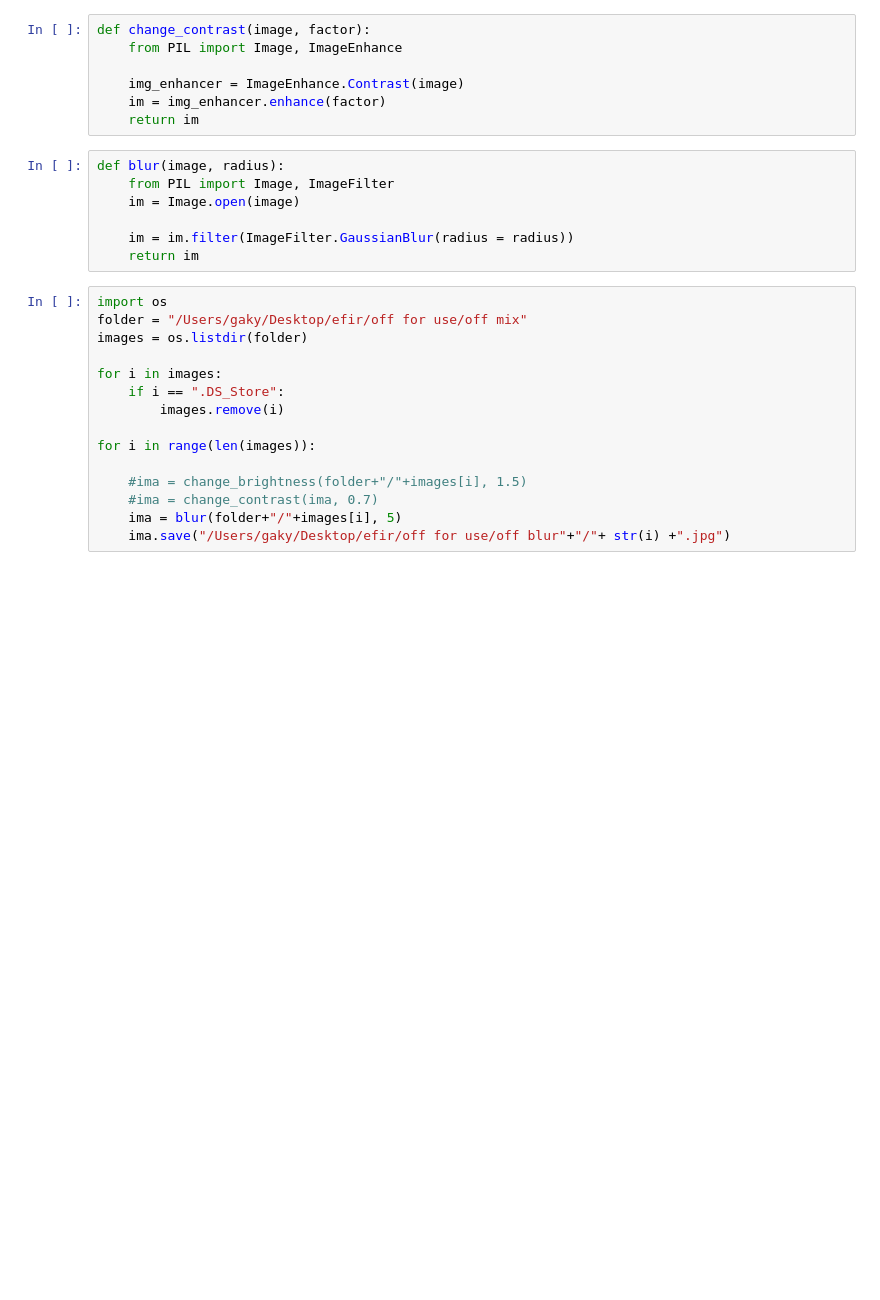
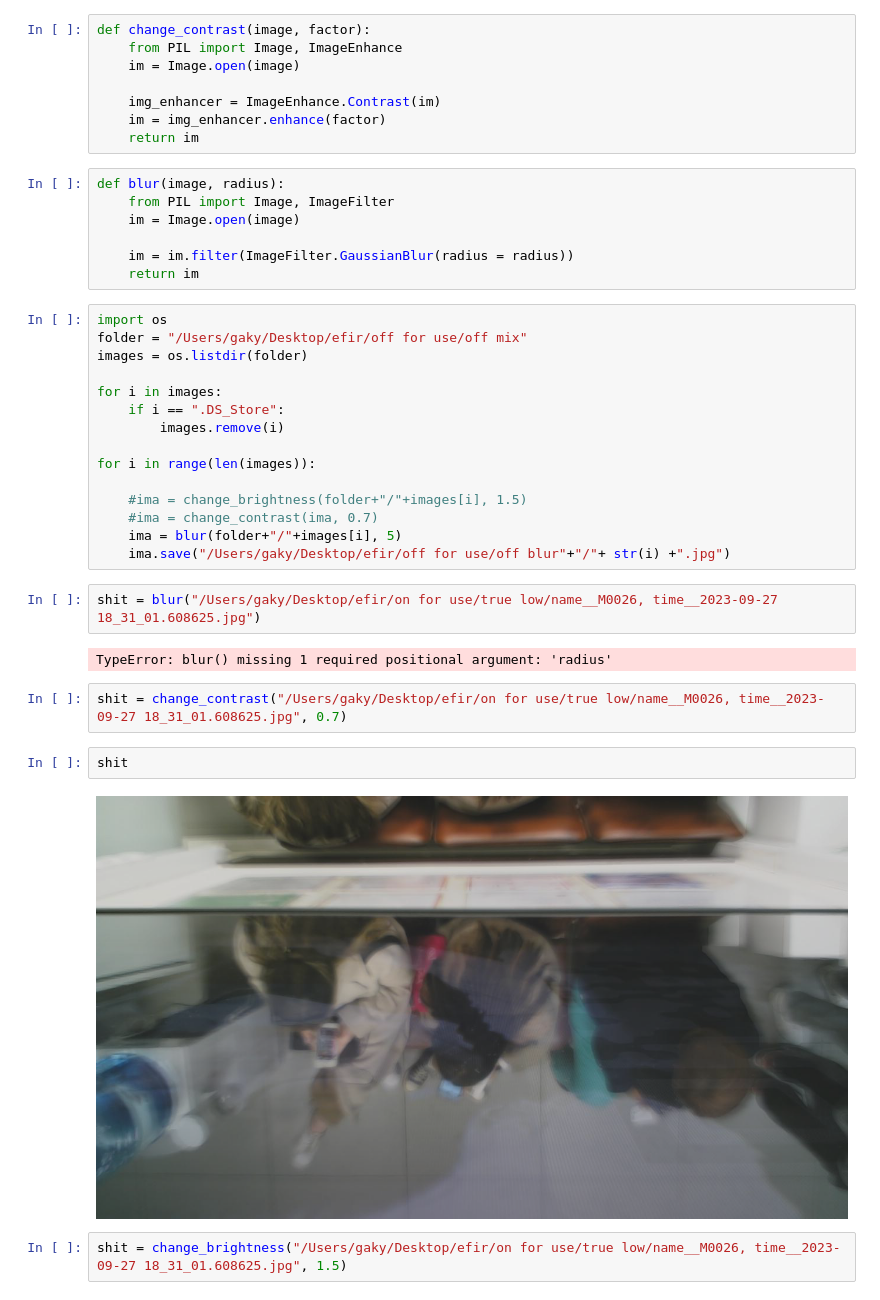
Before and after one commit to TheGaky/Final-Project, a Jupyter notebook: Data Augmentation.ipynb, the cells around one changed output. Saved outputs shown, nothing was run; the diff lists cells and outputs as text; blank space fills up the shorter version.

```diff
--- a/Data Augmentation.ipynb
+++ b/Data Augmentation.ipynb
@@ -12,8 +12,9 @@ def change_brightness(image, factor):
 # %%
 def change_contrast(image, factor):
     from PIL import Image, ImageEnhance
+    im = Image.open(image)
 
-    img_enhancer = ImageEnhance.Contrast(image)
+    img_enhancer = ImageEnhance.Contrast(im)
     im = img_enhancer.enhance(factor)
     return im
 # %%
@@ -38,3 +39,15 @@ for i in range(len(images)):
     #ima = change_contrast(ima, 0.7)
     ima = blur(folder+"/"+images[i], 5)
     ima.save("/Users/gaky/Desktop/efir/off for use/off blur"+"/"+ str(i) +".jpg")
+# %%
+shit = blur("/Users/gaky/Desktop/efir/on for use/true low/name__M0026, time__2023-09-27 18_31_01.608625.jpg")
+# %% [output]
+TypeError: blur() missing 1 required positional argument: 'radius'
+# %%
+shit = change_contrast("/Users/gaky/Desktop/efir/on for use/true low/name__M0026, time__2023-09-27 18_31_01.608625.jpg", 0.7)
+# %%
+shit
+# %% [output]
+[figure, added]
+# %%
+shit = change_brightness("/Users/gaky/Desktop/efir/on for use/true low/name__M0026, time__2023-09-27 18_31_01.608625.jpg", 1.5)
```
Also changed, not shown: parts of 7 cells of this notebook, 7 other files.
